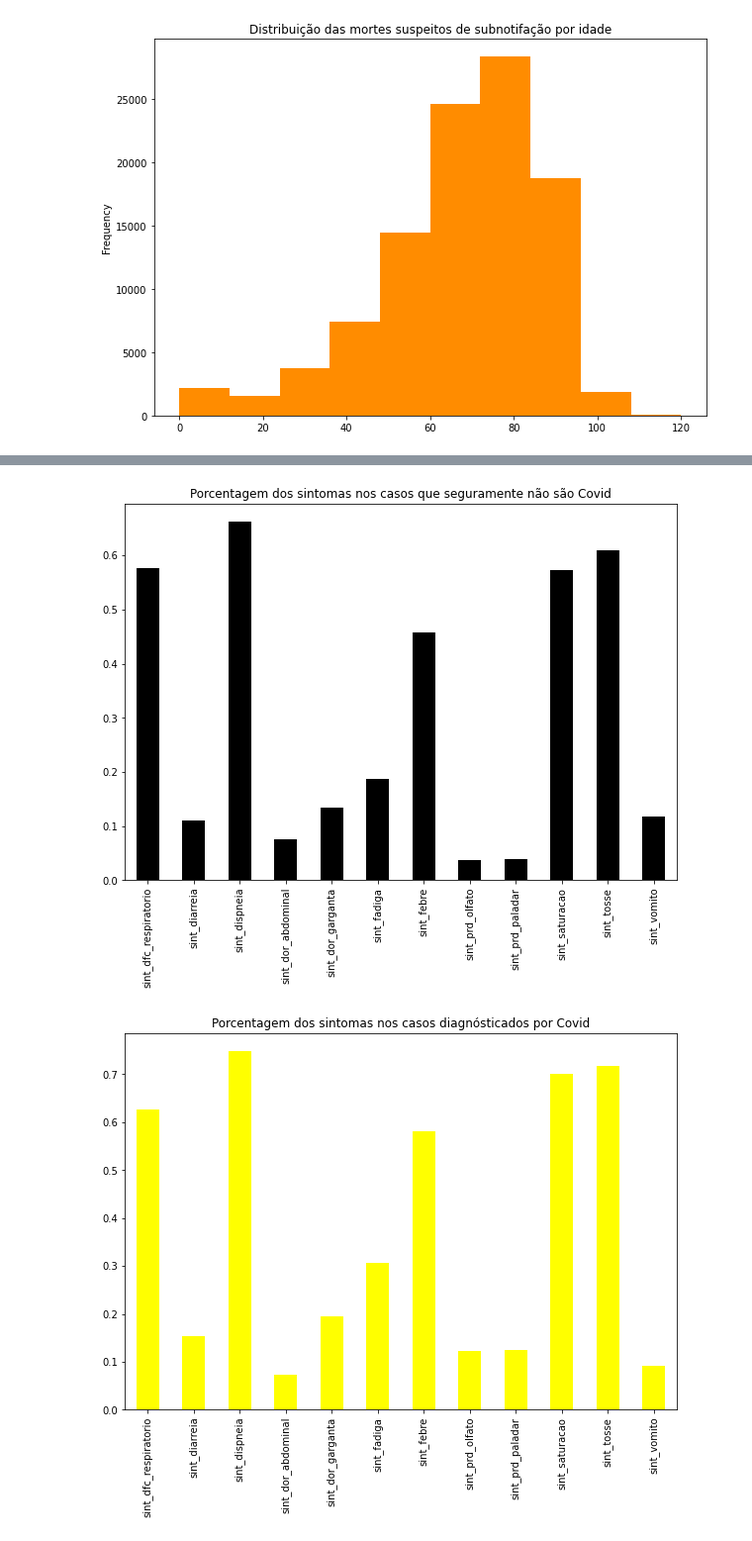
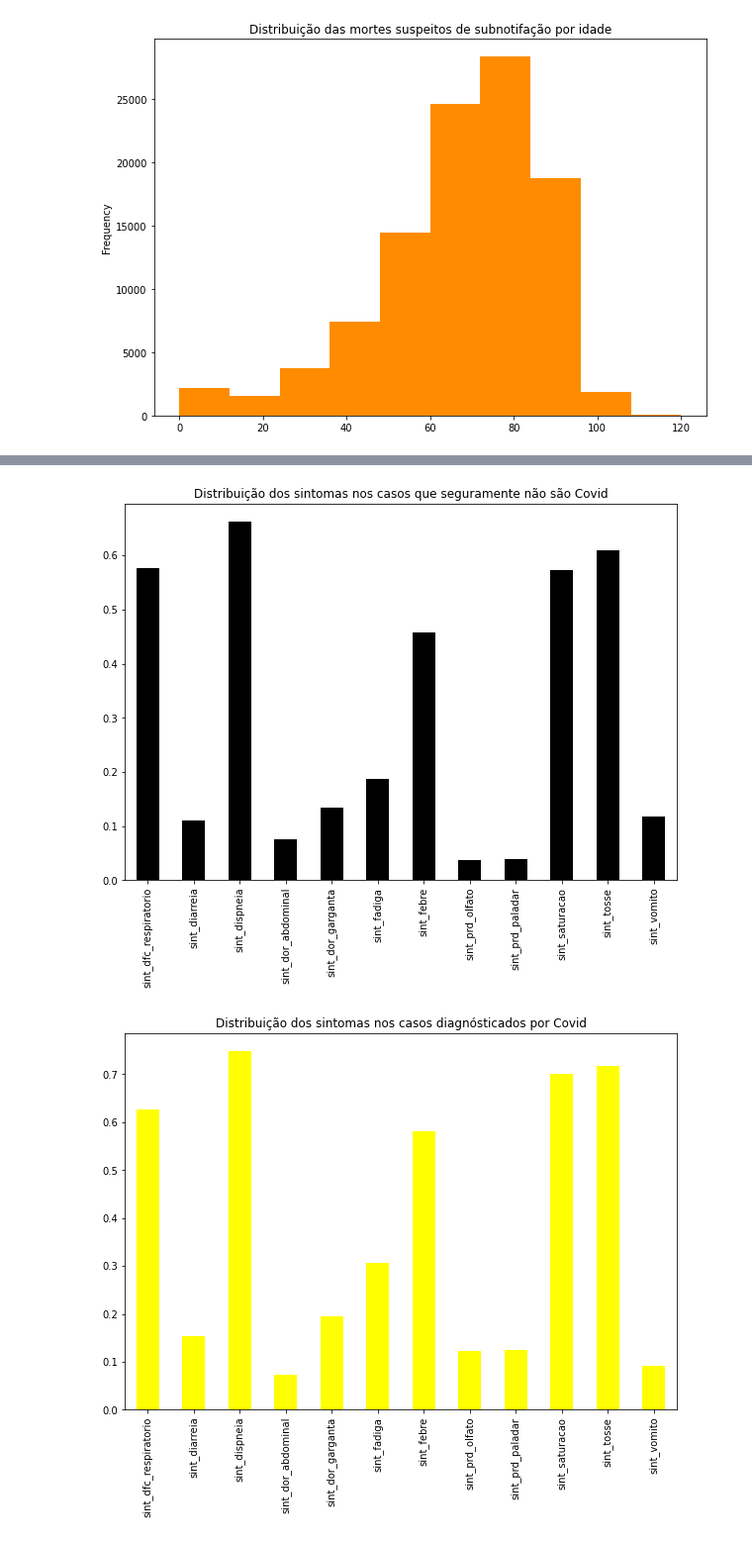
Before and after one commit to mateuspinto/subnotificacoes-covid, a Jupyter notebook: src/visualization.ipynb, the cells around one changed output, grey strips where cells are left out. Shown at 99% size. Cells and saved outputs as stored; diff of their text form; code cells hidden in the pictures.

```diff
--- a/src/visualization.ipynb
+++ b/src/visualization.ipynb
@@ -117,15 +117,15 @@ plt.show()
 # %%
-plt.title('Porcentagem dos sintomas nos casos que seguramente não são Covid')
+plt.title('Distribuição dos sintomas nos casos que seguramente não são Covid')
 non_covid_cases[SYMPTOMS].dropna(subset=SYMPTOMS).mean().plot(kind='bar', color='black')
 plt.show()
 
-plt.title('Porcentagem dos sintomas nos casos diagnósticados por Covid')
+plt.title('Distribuição dos sintomas nos casos diagnósticados por Covid')
 true_covid_cases[SYMPTOMS].dropna(subset=SYMPTOMS).mean().plot(kind='bar', color='yellow')
 plt.show()
 
-plt.title('Porcentagem dos sintomas nos casos supeitos de subnotificação')
+plt.title('Distribuição dos sintomas nos casos supeitos de subnotificação')
 unknow_cases[SYMPTOMS].dropna(subset=SYMPTOMS).mean().plot(kind='bar', color='orange')
 plt.show()
 # %% [output]
-[figure, old version]
+[figure, new version]
-[figure, old version]
+[figure, new version]
```
Also changed, not shown: parts of 6 cells of this notebook.
